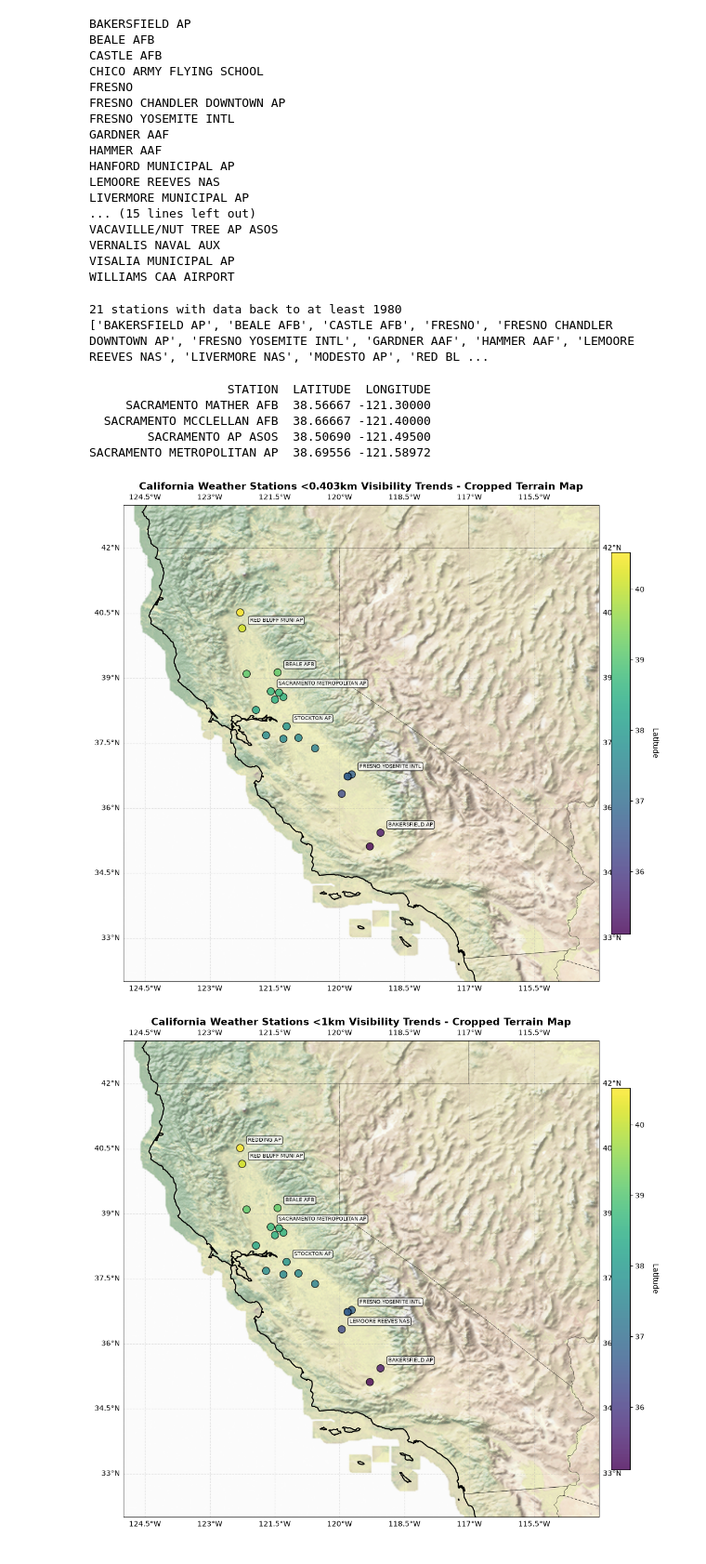
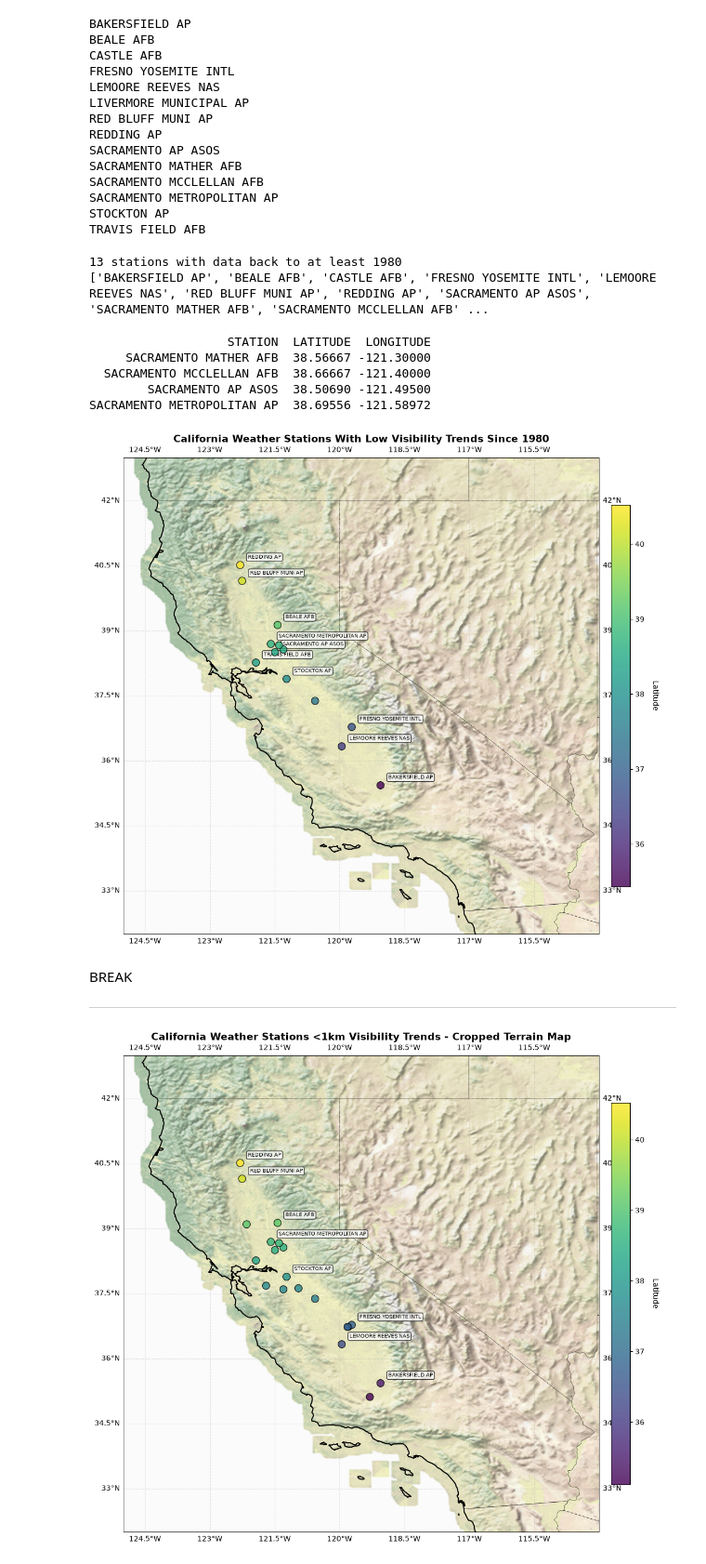
Before and after one commit to audfish/WQ2026, a Jupyter notebook: geography_plots.ipynb, the cells around one changed output. Shown at 93% size. Drawn from its saved outputs; the diff is of its cells as text; code cells hidden in the pictures.

Commit message:
Updated a plot to show all stations

```diff
--- a/geography_plots.ipynb
+++ b/geography_plots.ipynb
@@ -12,11 +12,11 @@ import statsmodels.api as sm
 import statsmodels.formula.api as smf
 # %%
 # read in the CSV
-path = 'E:/Central Valley Fog/CV_rows_w_zerovis.csv'
+path = 'E:/Central Valley Fog/CV_station_rows_nonna.csv'
 if os.path.exists(path):
     CV_rows = pd.read_csv(path, low_memory = False)
 else:
-    path = '/Volumes/disk1/Central Valley Fog/CV_rows_w_zerovis.csv'
+    path = '/Volumes/disk1/Central Valley Fog/CV_station_rows_nonna.csv'
     CV_rows = pd.read_csv(path, low_memory = False)
 
 print(CV_rows)
@@ -45,20 +45,17 @@ for station in sorted(CV_rows['STATION'].dropna().unique()):
 BAKERSFIELD AP
 BEALE AFB
 CASTLE AFB
-CHICO ARMY FLYING SCHOOL
-FRESNO
-FRESNO CHANDLER DOWNTOWN AP
 FRESNO YOSEMITE INTL
-GARDNER AAF
-HAMMER AAF
-HANFORD MUNICIPAL AP
 LEMOORE REEVES NAS
 LIVERMORE MUNICIPAL AP
-... (15 lines left out)
-VACAVILLE/NUT TREE AP ASOS
-VERNALIS NAVAL AUX
-VISALIA MUNICIPAL AP
-WILLIAMS CAA AIRPORT
+RED BLUFF MUNI AP
+REDDING AP
+SACRAMENTO AP ASOS
+SACRAMENTO MATHER AFB
+SACRAMENTO MCCLELLAN AFB
+SACRAMENTO METROPOLITAN AP
+STOCKTON AP
+TRAVIS FIELD AFB
 # %%
 # Find stations with data back to at least 1980
 stations_pre1980 = (
@@ -80,8 +77,8 @@ station_locations = (
     .reset_index(drop=True)
 )
 # %% [output]
-21 stations with data back to at least 1980
-['BAKERSFIELD AP', 'BEALE AFB', 'CASTLE AFB', 'FRESNO', 'FRESNO CHANDLER DOWNTOWN AP', 'FRESNO YOSEMITE INTL', 'GARDNER AAF', 'HAMMER AAF', 'LEMOORE REEVES NAS', 'LIVERMORE NAS', 'MODESTO AP', 'RED BL ...
+13 stations with data back to at least 1980
+['BAKERSFIELD AP', 'BEALE AFB', 'CASTLE AFB', 'FRESNO YOSEMITE INTL', 'LEMOORE REEVES NAS', 'RED BLUFF MUNI AP', 'REDDING AP', 'SACRAMENTO AP ASOS', 'SACRAMENTO MATHER AFB', 'SACRAMENTO MCCLELLAN AFB' ...
 # %%
 sacramento_stations = station_locations[
     station_locations['STATION'].str.contains('SACRAMENTO', case=False, na=False)
@@ -99,9 +96,13 @@ flagged_stations = {
     'FRESNO YOSEMITE INTL',
     'BAKERSFIELD AP',
     'BEALE AFB',
+    'LEMOORE REEVES NAS',
     'RED BLUFF MUNI AP',
+    'REDDING AP',
+    'SACRAMENTO AP ASOS',
     'STOCKTON AP',
-    'SACRAMENTO METROPOLITAN AP'
+    'SACRAMENTO METROPOLITAN AP',
+    'TRAVIS FIELD AFB'
 }
 
 # Same station plot, but crop the topography image to California extent first
@@ -155,35 +156,38 @@ scatter = ax.scatter(
     station_locs_ca['LONGITUDE'],
     station_locs_ca['LATITUDE'],
     s=100,
     c=station_locs_ca['LATITUDE'],
     cmap='viridis',
     edgecolor='black',
     linewidth=1,
     transform=ccrs.PlateCarree(),
     zorder=5,
     alpha=0.8
 )
 
 for _, row in station_locs_ca.iterrows():
     if row['STATION'] in flagged_stations:
         ax.text(
             row['LONGITUDE'] + 0.18,
             row['LATITUDE'] + 0.15,
             row['STATION'],
             transform=ccrs.PlateCarree(),
             fontsize=7,
             bbox=dict(boxstyle='round,pad=0.3', facecolor='white', alpha=0.75)
         )
 
 cbar = plt.colorbar(scatter, ax=ax, pad=0.02, shrink=0.8)
 cbar.set_label('Latitude', rotation=270, labelpad=20)
 
 ax.gridlines(draw_labels=True, linestyle='--', alpha=0.3)
-plt.title('California Weather Stations <0.403km Visibility Trends - Cropped Terrain Map', fontsize=14, fontweight='bold')
+plt.title('California Weather Stations With Low Visibility Trends Since 1980', fontsize=14, fontweight='bold')
 plt.tight_layout()
 plt.show()
 # %% [output]
-[figure, old version]
+[figure, new version]
+# %% [markdown]
+BREAK
+___________________________
 # %%
 flagged_stations = {
     'FRESNO YOSEMITE INTL',
```
Also changed, not shown: parts of 1 cell of this notebook.
